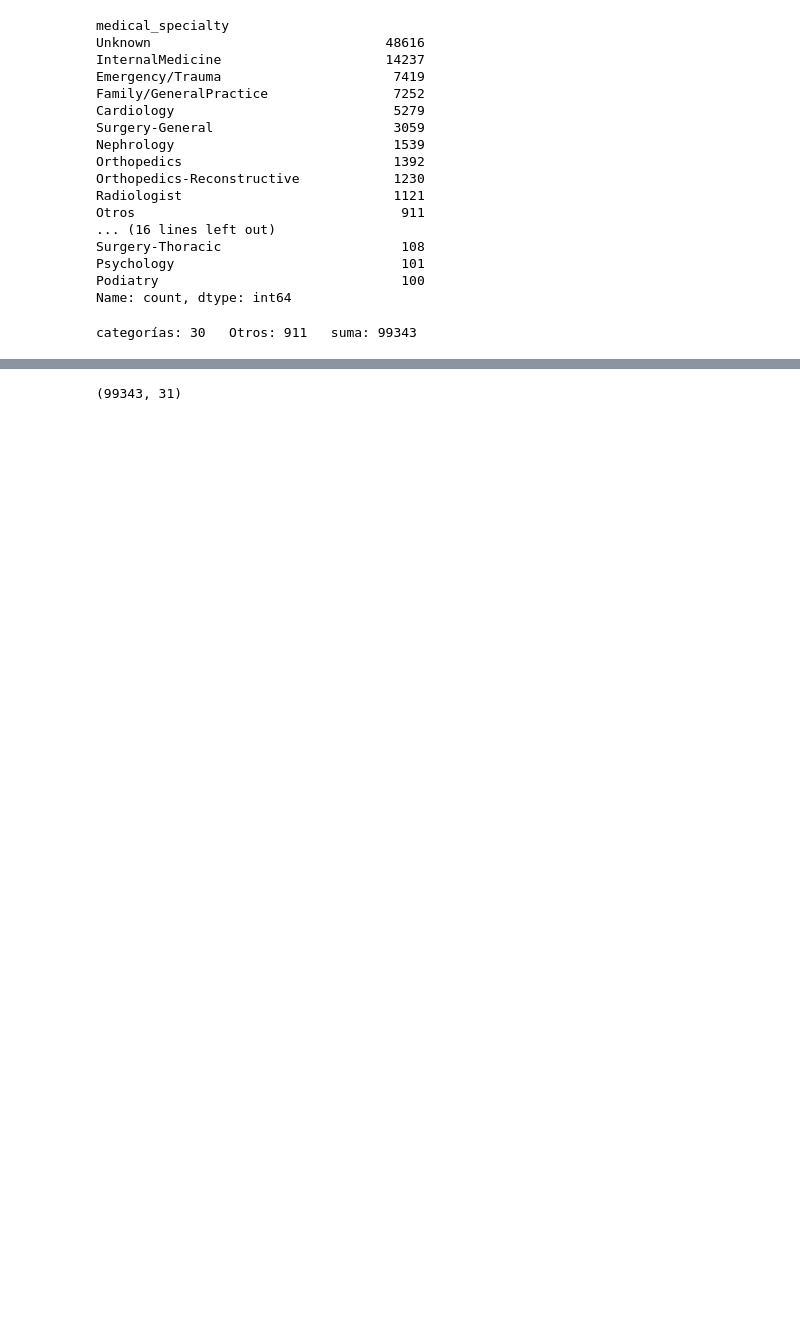
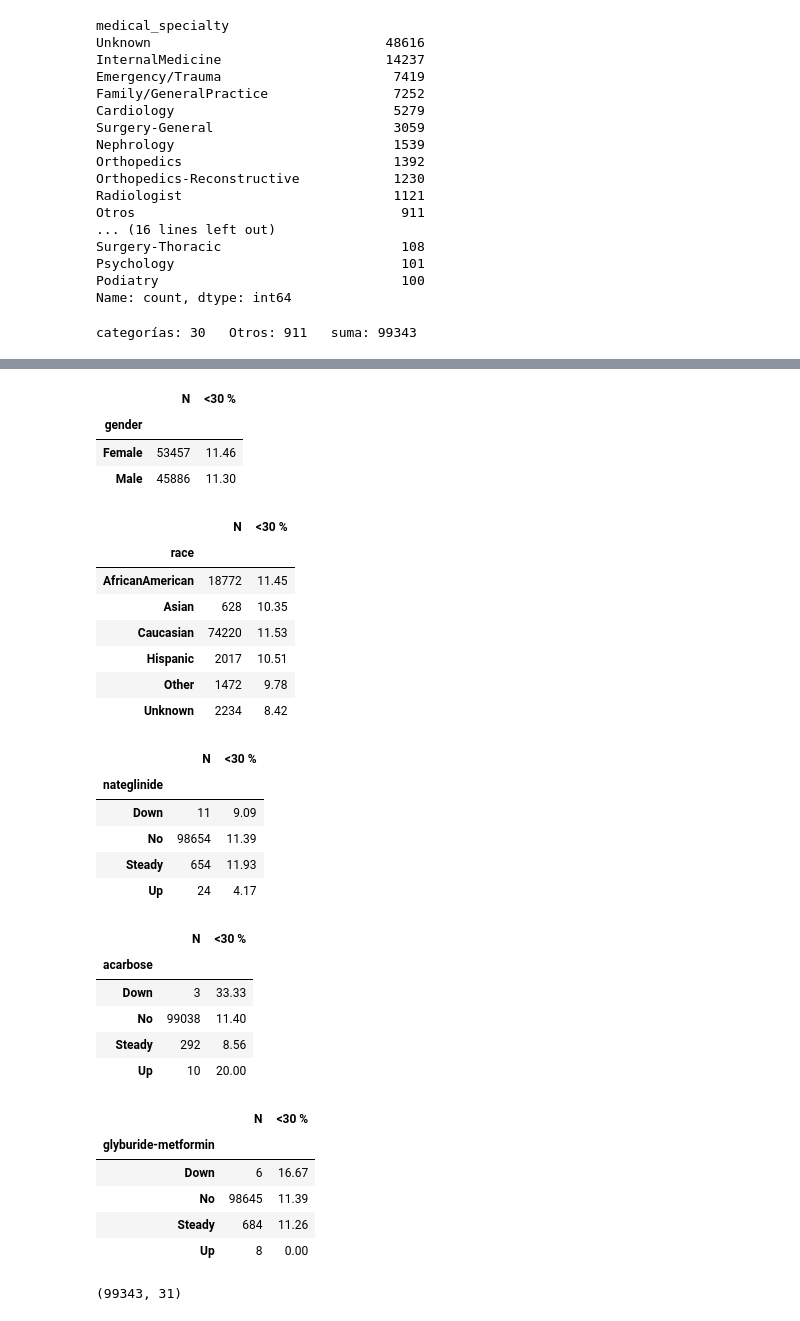
Before and after one commit to diieeguiitooo/readmision_diabetes_eda, a Jupyter notebook: notebooks/04_preparacion.ipynb, the cells around one changed output, grey strips where cells are left out. Drawn from its saved outputs; the diff is of its cells as text; code cells hidden in the pictures; blank space fills up the shorter version.

```diff
--- a/notebooks/04_preparacion.ipynb
+++ b/notebooks/04_preparacion.ipynb
@@ -970,6 +1076,44 @@ sencillamente no se puede medir.
 ### Qué se comprueba
 
 Que `df` pasa de **36 a 31 columnas** y conserva las 99.343 filas.
+# %%
+# Tasa de <30 (%) y N de cada categoría de las cinco candidatas, sobre los 99.343 ingresos actuales
+for col in ['gender', 'race', 'nateglinide', 'acarbose', 'glyburide-metformin']:
+    tabla = es_30.groupby(df[col]).agg(['size', 'mean'])
+    tabla.columns = ['N', '<30 %']
+    tabla['<30 %'] = (tabla['<30 %'] * 100).round(2)
+    display(tabla)
+# %% [output]
+|  | N | <30 % |
+| gender |  |  |
+| Female | 53457 | 11.46 |
+| Male | 45886 | 11.30 |
+|  | N | <30 % |
+| race |  |  |
+| AfricanAmerican | 18772 | 11.45 |
+| Asian | 628 | 10.35 |
+| Caucasian | 74220 | 11.53 |
+| Hispanic | 2017 | 10.51 |
+| Other | 1472 | 9.78 |
+| Unknown | 2234 | 8.42 |
+|  | N | <30 % |
+| nateglinide |  |  |
+| Down | 11 | 9.09 |
+| No | 98654 | 11.39 |
+| Steady | 654 | 11.93 |
+| Up | 24 | 4.17 |
+|  | N | <30 % |
+| acarbose |  |  |
+| Down | 3 | 33.33 |
+| No | 99038 | 11.40 |
+| Steady | 292 | 8.56 |
+| Up | 10 | 20.00 |
+|  | N | <30 % |
+| glyburide-metformin |  |  |
+| Down | 6 | 16.67 |
+| No | 98645 | 11.39 |
+| Steady | 684 | 11.26 |
+| Up | 8 | 0.00 |
 # %%
 # Las cinco variables que el EDA demostró que no discriminan
 variables_sin_senal = ['gender', 'race',
```
Also changed, not shown: parts of 44 cells of this notebook.
